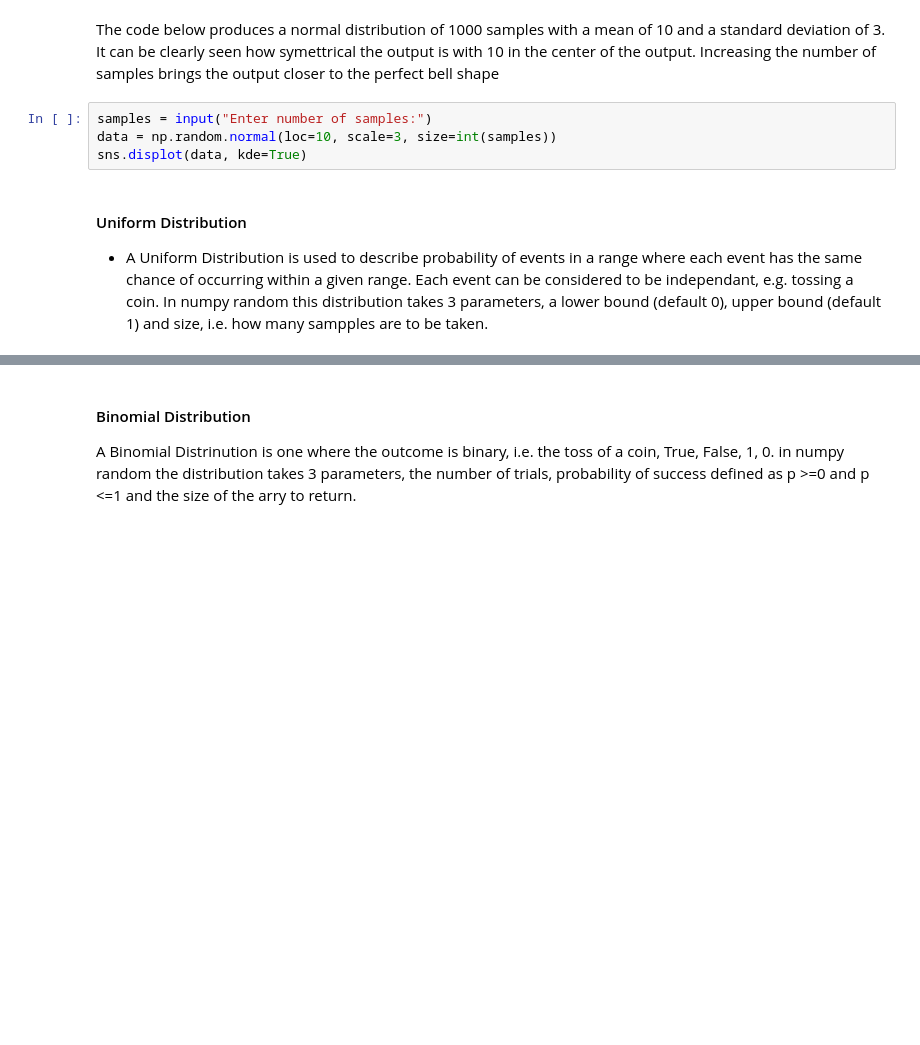
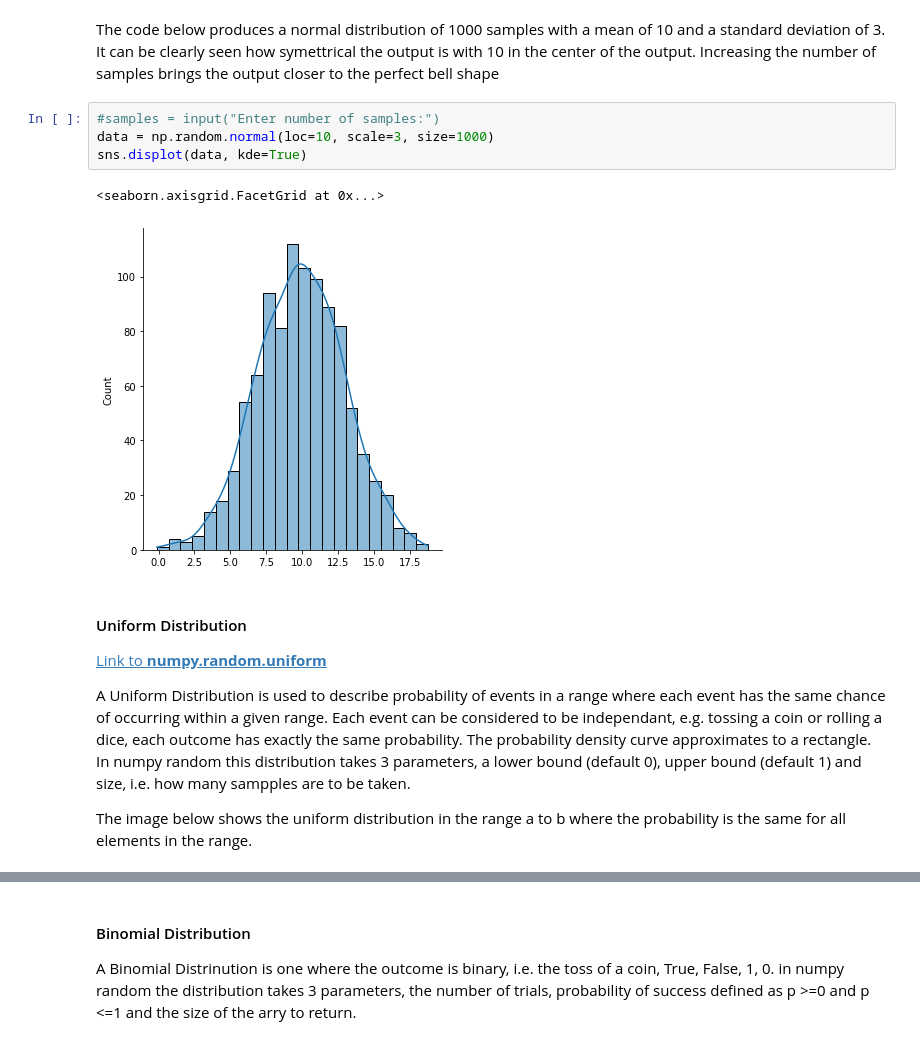
Before and after one commit to donneger/numpy_random, a Jupyter notebook: random.ipynb, the cells around one changed output, grey strips where cells are left out. Saved outputs shown, nothing was run; the diff lists cells and outputs as text; blank space fills up the shorter version.

```diff
--- a/random.ipynb
+++ b/random.ipynb
@@ -278,9 +281,18 @@ The diagram below shows the characteristics of a Normal distribution
 # %% [markdown]
 The code below produces a normal distribution of 1000 samples with a mean of 10 and a standard deviation of 3. It can be clearly seen how symettrical the output is with 10 in the center of the output. Increasing the number of samples brings the output closer to the perfect bell shape
 # %%
-samples = input("Enter number of samples:")
-data = np.random.normal(loc=10, scale=3, size=int(samples))
+#samples = input("Enter number of samples:")
+data = np.random.normal(loc=10, scale=3, size=1000)
 sns.displot(data, kde=True)
+# %% [output]
+<seaborn.axisgrid.FacetGrid at 0x...>
+[figure, added]
 # %% [markdown]
 #### Uniform Distribution
-- A Uniform Distribution is used to describe probability of events in a range where each event has the same chance of occurring within a given range. Each event can be considered to be independant, e.g. tossing a coin. In numpy random this distribution takes 3 parameters, a lower bound (default 0), upper bound (default 1) and size, i.e. how many sampples are to be taken.
+
+[Link to **numpy.random.uniform**](https://numpy.org/doc/stable/reference/random/generated/numpy.random.uniform.html)
+
+A Uniform Distribution is used to describe probability of events in a range where each event has the same chance of occurring within a given range. Each event can be considered to be independant, e.g. tossing a coin or rolling a dice, each outcome has exactly the same probability. The probability density curve approximates to a rectangle.<br>
+In numpy random this distribution takes 3 parameters, a lower bound (default 0), upper bound (default 1) and size, i.e. how many sampples are to be taken.
+
+The image below shows the uniform distribution in the range a to b where the probability is the same for all elements in the range.
```
Also changed, not shown: parts of 4 cells of this notebook.
